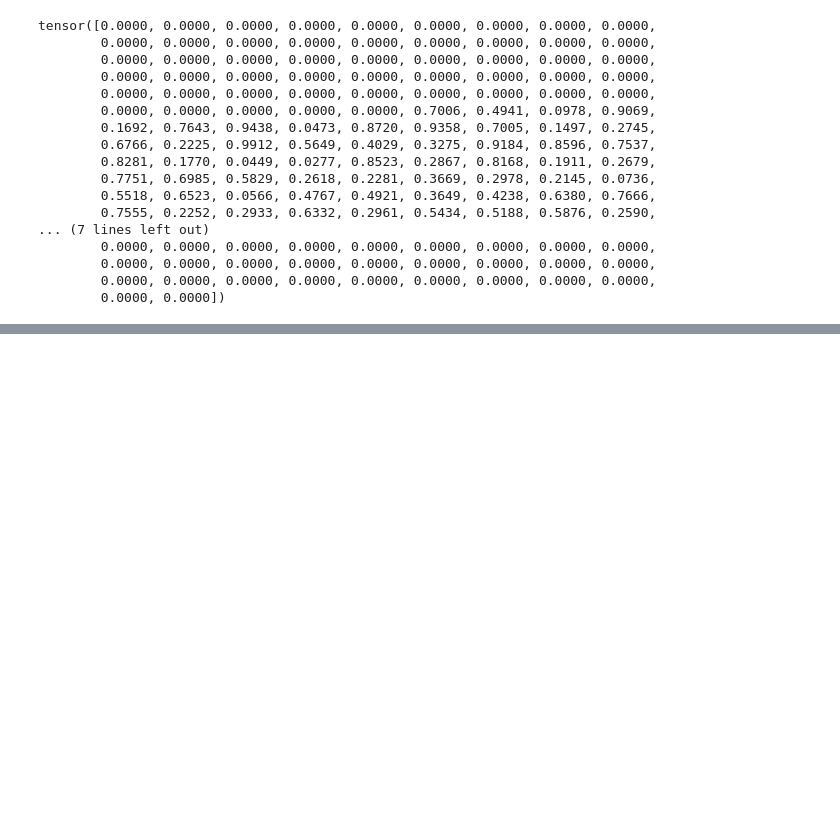
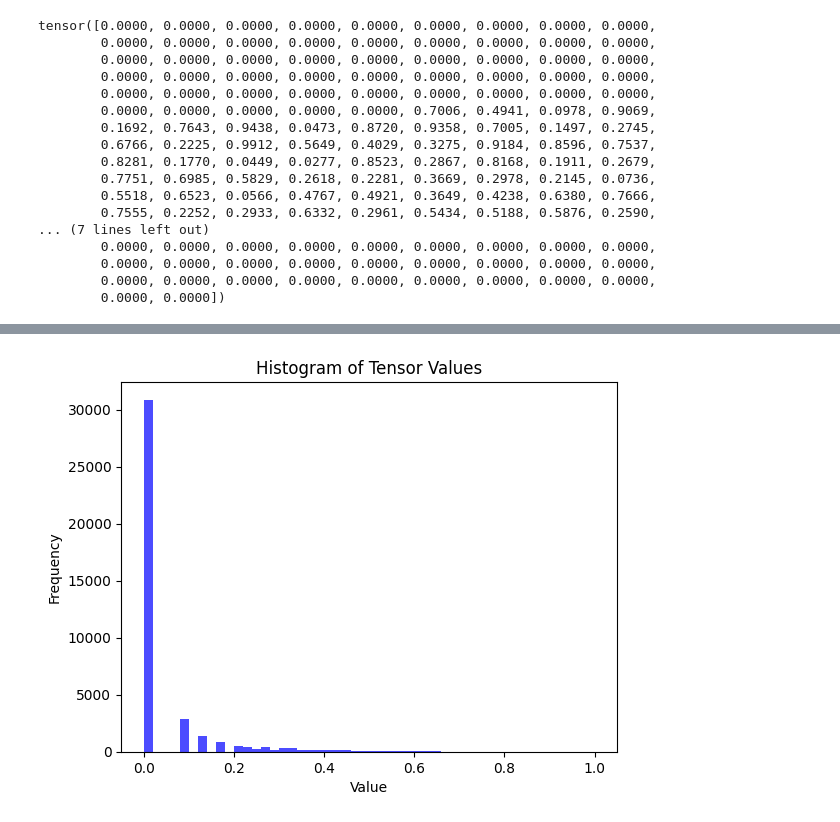
Before and after one commit to takuya-tokumoto/HuMob2024, a Jupyter notebook: notebook/tensor.ipynb, the cells around one changed output, grey strips where cells are left out. Cells and saved outputs as stored; diff of their text form; code cells hidden in the pictures; blank space fills up the shorter version.

```diff
--- a/notebook/tensor.ipynb
+++ b/notebook/tensor.ipynb
@@ -119,0 +162,23 @@ torch.where(
+# %%
+def create_poi_tensor(poi_path, grid_size=200):
+
+    # CSV.GZファイルを読み込む
+    poi_data = pl.read_csv(poi_path)
+
+    # 200 x 200 のグリッドを初期化 (初期値はすべて0)
+    poi_grid = np.zeros((grid_size, grid_size), dtype=np.float32)
+
+    # POIデータを座標ごとにグリッドに加算
+    for row in poi_data.iter_rows():
+        x, y, poi_count = row[0] - 1, row[1] - 1, row[3]  # x, y, POI_count に対応
+        poi_grid[x, y] += poi_count  # 座標に基づいてPOIの数を加算
+
+    poi_tensor = torch.tensor(poi_grid).unsqueeze(0)  # (1, 200, 200)
+    poi_tensor = torch.log1p(poi_tensor)
+    poi_tensor = (poi_tensor - poi_tensor.min()) / (poi_tensor.max() - poi_tensor.min())
+
+    return poi_tensor
+
+
+poi_path = "/kaggle/s3storage/01_public/humob-challenge-2024/input/POIdata_cityB.csv"
+poi_tensor = create_poi_tensor(poi_path, grid_size=200)
@@ -119,0 +205,14 @@ torch.where(
+# %%
+import matplotlib.pyplot as plt
+
+# テンソルを1次元に変換
+tensor_data_flat = poi_tensor.flatten().numpy()
+
+# ヒストグラムを描画
+plt.hist(tensor_data_flat, bins=50, color="blue", alpha=0.7)
+plt.title("Histogram of Tensor Values")
+plt.xlabel("Value")
+plt.ylabel("Frequency")
+plt.show()
+# %% [output]
+[figure, added]
```
Also changed, not shown: parts of 7 cells of this notebook, 7 other files.
